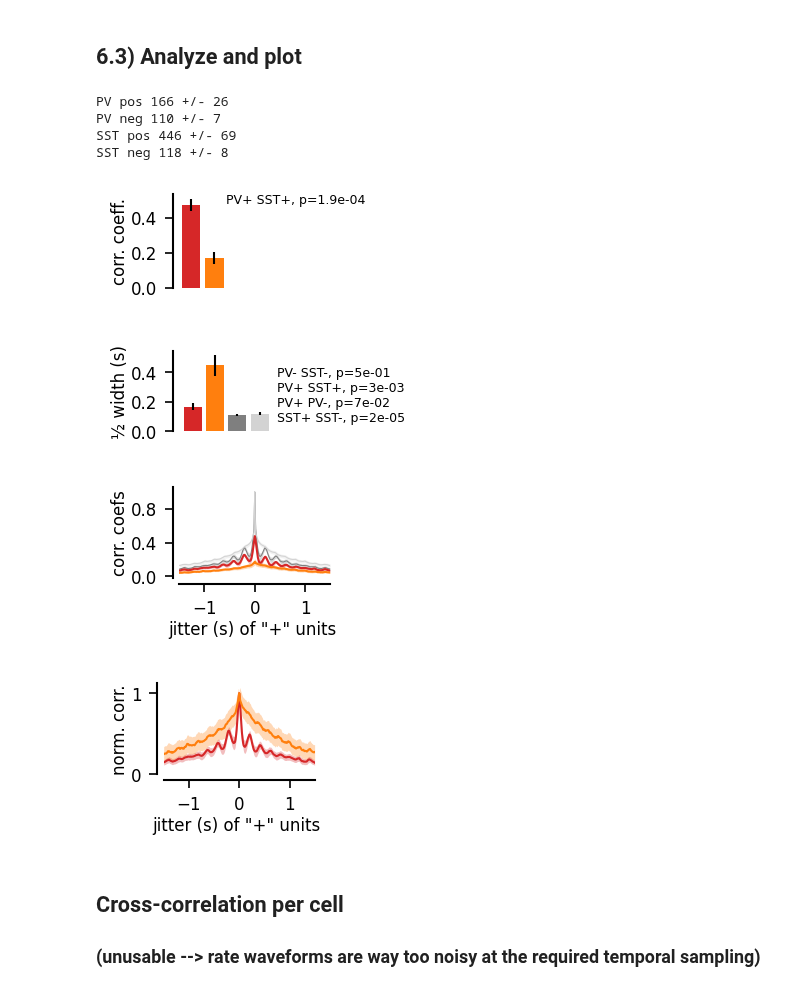
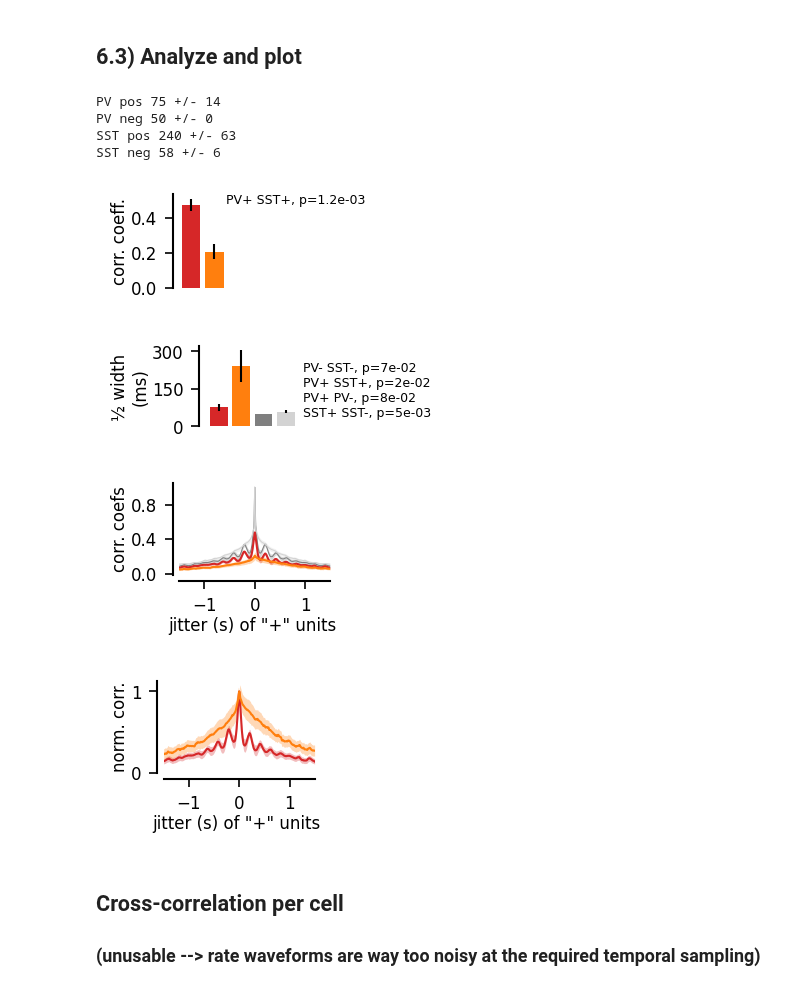
Before and after one commit to yzerlaut/pv-sst-dendrites, a Jupyter notebook: visual_coding/Natural-Movie.ipynb, the cells around one changed output. Saved outputs shown, nothing was run; the diff lists cells and outputs as text; code cells hidden in the pictures.

```diff
--- a/visual_coding/Natural-Movie.ipynb
+++ b/visual_coding/Natural-Movie.ipynb
@@ -21,8 +19,8 @@ warnings.filterwarnings("ignore")
 # %% [markdown]
 # 1) Loading the Optotagging results
 # %%
-#Optotagging = np.load(os.path.join('..', 'data', 'visual_coding', 'Optotagging-Results.npy'), allow_pickle=True).item()
-Optotagging = np.load(os.path.join('..', 'data', 'visual_coding', 'Optotagging-Results.npy'), allow_pickle=True).item()
+Optotagging = np.load(os.path.join('..', 'data', 'visual_coding',
+                    'Optotagging-Results.npy'), allow_pickle=True).item()
 
 # randomly subsample the negative units to 100 cells per session
 np.random.seed(1)
@@ -347,6 +377,8 @@ fig2.savefig('../figures/Figure5/CC_movie1_units_pooled.pdf')
 # loop over frames to build the time course
 PROTOCOLS = {'natural_movie_three':['natural_movie_three'],
              'natural_movie_one':['natural_movie_one', 'natural_movie_one_more_repeats']}
+
+np.random.seed(0)
 
 for p in PROTOCOLS:
 
@@ -358,6 +390,8 @@ for p in PROTOCOLS:
                              ['tab:red','tab:orange']):
 
         RATES['%s_posUnits' % cellType] = []
+        for ii in range(10):
+            RATES['%s_negUnits_subsampled%i' % (cellType,ii)] = []
         RATES['%s_negUnits' % cellType] = []
         RATES['%s_n_per_session' % cellType] = []
 
@@ -381,10 +415,12 @@ for p in PROTOCOLS:
                 # only if more than one positive units
                 RATES['%s_posUnits' % cellType].append(np.mean(posRates, axis=0))
                 RATES['%s_negUnits' % cellType].append(np.mean(negRates, axis=0))
+                for ii in range(10):
+                    RATES['%s_negUnits_subsampled%i' % (cellType,ii)].append(\
+                        np.mean([negRates[nn] for nn in np.random.choice(np.arange(len(negRates)), len(posRates), replace=False)], axis=0))
                 RATES['%s_n_per_session' % cellType].append(len(posRates))
             else:
-                #print('session %i no ' % sessionID, cellType, p)
-                pass
+                print('session %i no ' % sessionID, cellType, p)
 
     RATES['time'] = spikeResp.t
     np.save(os.path.join('..', 'data', 'visual_coding',
@@ -399,6 +450,8 @@ for cellType in ['PV', 'SST']:
     for u in ['pos', 'neg']:
         CCs[cellType+'_%sUnits' % u] = []
     CCs['%s_n_per_session' % cellType] = []
+    for ii in range(10):
+        CCs['%s_negUnits_subsampled%i' % (cellType,ii)] = []
 
 for p in PROTOCOLS:
 
@@ -409,12 +462,18 @@ for p in PROTOCOLS:
 
         for u in ['pos', 'neg']:
 
-            for negRate, rate, n_per_session in zip(RATES['%s_negUnits' % cellType],
-                                                    RATES['%s_%sUnits' % (cellType,u)],
-                                                    RATES['%s_n_per_session' % cellType]):
+            # loop over session:
+            for session in range(len(RATES['%s_n_per_session' % cellType])):
                 CCs[cellType+'_%sUnits' % u].append(\
-                            crosscorrel(negRate, rate, CCs['extent'], CCs['dt'])[0])
-                CCs['%s_n_per_session' % cellType].append(n_per_session)
+                            crosscorrel(RATES['%s_negUnits' % cellType][session],
+                                        RATES['%s_%sUnits' % (cellType,u)][session],
+                                        CCs['extent'], CCs['dt'])[0])
+                CCs['%s_n_per_session' % cellType].append(RATES['%s_n_per_session' % cellType][session])
+                for ii in range(10):
+                    CCs['%s_negUnits_subsampled%i' % (cellType,ii)].append(\
+                                                crosscorrel(RATES['%s_negUnits' % cellType][session],
+                                                            RATES['%s_negUnits_subsampled%i' % (cellType,ii)][session],
+                                                            CCs['extent'], CCs['dt'])[0])
 
 # just to get the time shift
 _, CCs['time_shift'] = crosscorrel(0*RATES['time'], 0*RATES['time'], CCs['extent'], CCs['dt'])
@@ -452,7 +529,8 @@ for k, cellType, color1, color2 in zip(range(2),
                       color=color)
 
         # gaussian fit for width
-        CCs['%s_%sWidths' % (cellType,pn)] = np.array([fit_half_width(CCs['time_shift'], CCF/np.max(CCF))[0]\
+        fit_cond = (CCs['time_shift']>0) & (CCs['time_shift']<1)
+        CCs['%s_%sWidths' % (cellType,pn)] = np.array([fit_half_width(CCs['time_shift'][fit_cond], CCF[fit_cond]/np.max(CCF))[0]\
                                                         for CCF in CCs['%s_%sUnits' % (cellType, pn)]])
         ax12.bar([k+2*i], [1e3*np.mean(CCs['%s_%sWidths' % (cellType,pn)])],
                   yerr=[1e3*stats.sem(CCs['%s_%sWidths' % (cellType,pn)])],
@@ -471,46 +549,45 @@ for k, cellType, color1, color2 in zip(range(2),
             sy=stats.sem(CCs[cellType+'_posUnits'], axis=0)/np.max(mean),
             color=color1, ax=ax2)
 
 # statistic
 pt.annotate(ax11, 'PV+ SST+, p=%.1e' % stats.mannwhitneyu(CCs['PV_pos0CC'], CCs['SST_pos0CC']).pvalue,
             (1., 1.), va='top', fontsize=6)
 
 for gt, cell in itertools.product(['PV', 'SST'], ['pos', 'neg']):
     print(gt, cell, '%.0f +/- %.0f' % (1e3*np.mean(CCs['%s_%sWidths' % (gt,cell)]),
                                        1e3*stats.sem(CCs['%s_%sWidths' % (gt,cell)])) )
 
 pt.annotate(ax12, '\n PV- SST-, p=%.0e' % stats.mannwhitneyu(CCs['PV_negWidths'], CCs['SST_negWidths']).pvalue,
             (1., 1.), va='top', fontsize=6)
 pt.annotate(ax12, '\n\n PV+ SST+, p=%.0e' % stats.mannwhitneyu(CCs['PV_posWidths'], CCs['SST_posWidths']).pvalue,
             (1., 1.), va='top', fontsize=6)
 pt.annotate(ax12, '\n\n\n PV+ PV-, p=%.0e\n' % stats.mannwhitneyu(CCs['PV_posWidths'], CCs['PV_negWidths']).pvalue,
             (1., 1.), va='top', fontsize=6)
 pt.annotate(ax12, '\n\n\n\n SST+ SST-, p=%.0e\n' % stats.mannwhitneyu(CCs['SST_posWidths'], CCs['SST_negWidths']).pvalue,
             (1., 1.), va='top', fontsize=6)
 
 pt.set_plot(ax11, ['left'], #yticks=[0,0.2,0.4],
             ylabel='corr. coeff.')
-pt.set_plot(ax12, ['left'],
-            yticks=[0,200,400], yticks_labels=['0.0', '0.2', '0.4'],
-            ylabel=u'\u00bd width (s)')
+pt.set_plot(ax12, ['left'], #yticks=[0,200,400],
+            ylabel=u'\u00bd' + ' width\n(ms)')
 pt.set_plot(ax2, xlabel='jitter (s) of "+" units ',
             ylabel='corr. coefs',
             xlim=[-1.5,1.5])
 pt.set_plot(ax3, xlabel='jitter (s) of "+" units ',
             ylabel='norm. corr.',
             xlim=[-1.5,1.5], yticks=[0,1])
 
-#fig12.savefig('../figures/visual_coding/decays_per_session.svg')
-fig12.savefig('../figures/Figure5/Half-Width_per_session.pdf')
+fig12.savefig('../figures/visual_coding/decays_per_session.svg')
+fig12.savefig('../figures/Figure5/decays_per_session.svg')
 # %% [output]
-PV pos 166 +/- 26
-PV neg 110 +/- 7
-SST pos 446 +/- 69
-SST neg 118 +/- 8
+PV pos 75 +/- 14
+PV neg 50 +/- 0
+SST pos 240 +/- 63
+SST neg 58 +/- 6
-[figure, old version]
+[figure, new version]
-[figure, old version]
+[figure, new version]
-[figure, old version]
+[figure, new version]
-[figure, old version]
+[figure, new version]
 # %% [markdown]
 ## Cross-correlation per cell
 ### (unusable --> rate waveforms are way too noisy at the required temporal sampling)
```
Also changed, not shown: parts of 13 cells of this notebook, 2 other files.
